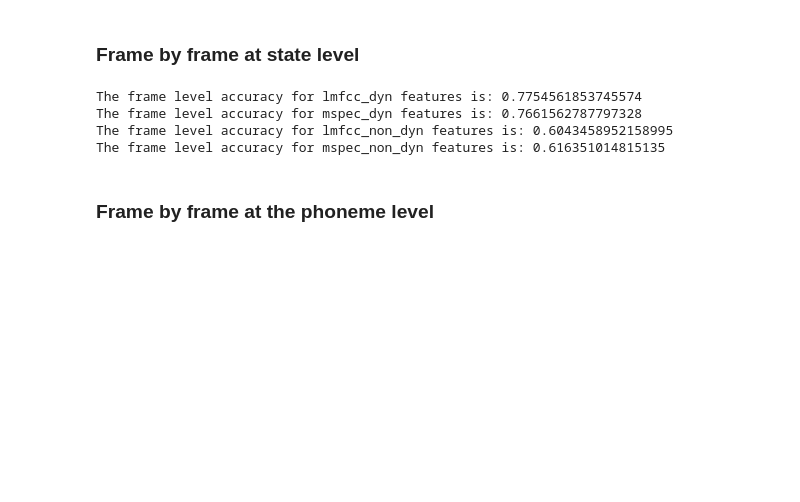
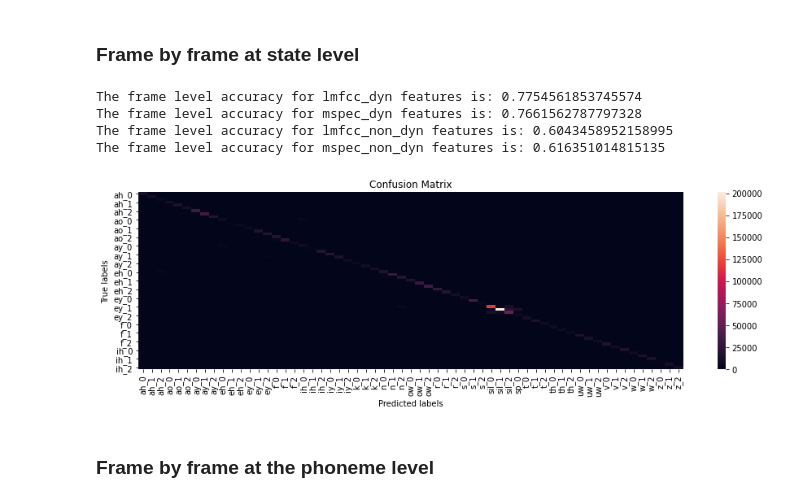
Before and after one commit to jotix16/Speech-and-Speaker-Recognition, a Jupyter notebook: Lab3/Lab3.ipynb, the cells around one changed output. Drawn from its saved outputs; the diff is of its cells as text; code cells hidden in the pictures; blank space fills up the shorter version.

Commit message:
Added frame to frame(state/phoneme based) confussion matrixes

```diff
--- a/Lab3/Lab3.ipynb
+++ b/Lab3/Lab3.ipynb
@@ -588,6 +586,26 @@ The frame level accuracy for lmfcc_dyn features is: 0.7754561853745574
 The frame level accuracy for mspec_dyn features is: 0.7661562787797328
 The frame level accuracy for lmfcc_non_dyn features is: 0.6043458952158995
 The frame level accuracy for mspec_non_dyn features is: 0.616351014815135
+# %%
+from sklearn.metrics import confusion_matrix, plot_confusion_matrix
+
+Y_test_indexes,Y_pred_indexes=load_predictions('lmfcc_dyn')
+cm = confusion_matrix(Y_pred_indexes, Y_test_indexes)
+
+
+import seaborn as sns
+import matplotlib.pyplot as plt
+
+ax= plt.subplot()
+sns.heatmap(cm, ax = ax); #annot=True to annotate cells
+
+# labels, title and ticks
+ax.set_xlabel('Predicted labels');ax.set_ylabel('True labels');
+ax.set_title('Confusion Matrix');
+ax.xaxis.set_ticklabels(stateList); ax.yaxis.set_ticklabels(stateList);
+# phones
+# %% [output]
+[figure, added]
 # %% [markdown]
 ### Frame by frame at the phoneme level
 # %%
```
Also changed, not shown: parts of 3 cells of this notebook, 1 other file.
